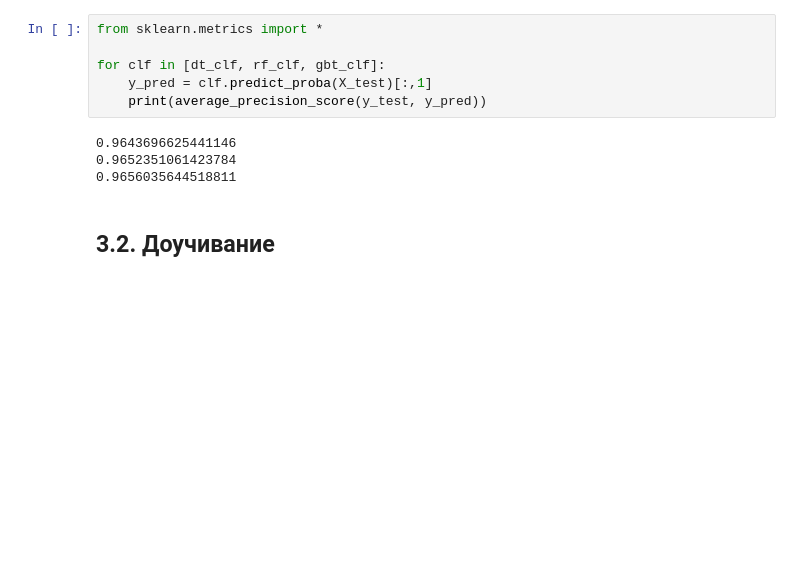
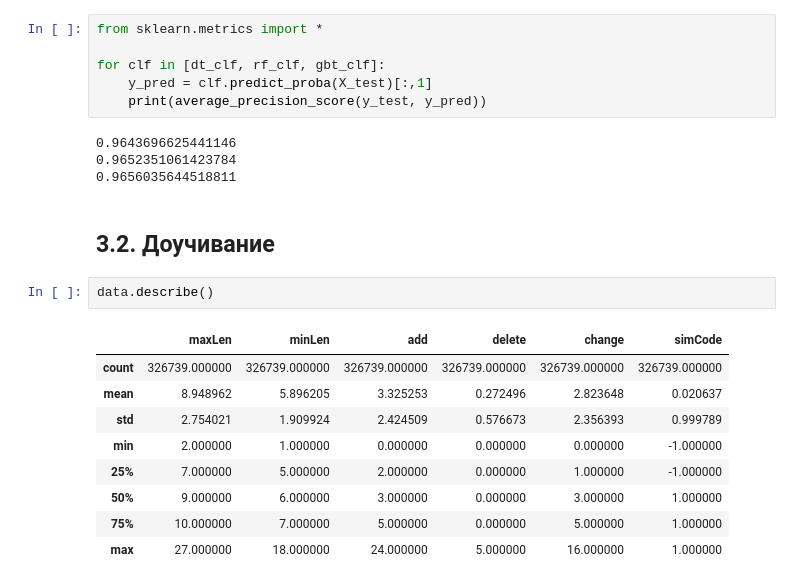
Before and after one commit to DimaT1/iloveisen, a Jupyter notebook: iloveisen.ipynb, the cells around one changed output. Saved outputs shown, nothing was run; the diff lists cells and outputs as text; blank space fills up the shorter version.

```diff
--- a/iloveisen.ipynb
+++ b/iloveisen.ipynb
@@ -644,3 +662,15 @@ for clf in [dt_clf, rf_clf, gbt_clf]:
 0.9656035644518811
 # %% [markdown]
 ## 3.2. Доучивание
+# %%
+data.describe()
+# %% [output]
+|  | maxLen | minLen | add | delete | change | simCode |
+| count | 326739.000000 | 326739.000000 | 326739.000000 | 326739.000000 | 326739.000000 | 326739.000000 |
+| mean | 8.948962 | 5.896205 | 3.325253 | 0.272496 | 2.823648 | 0.020637 |
+| std | 2.754021 | 1.909924 | 2.424509 | 0.576673 | 2.356393 | 0.999789 |
+| min | 2.000000 | 1.000000 | 0.000000 | 0.000000 | 0.000000 | -1.000000 |
+| 25% | 7.000000 | 5.000000 | 2.000000 | 0.000000 | 1.000000 | -1.000000 |
+| 50% | 9.000000 | 6.000000 | 3.000000 | 0.000000 | 3.000000 | 1.000000 |
+| 75% | 10.000000 | 7.000000 | 5.000000 | 0.000000 | 5.000000 | 1.000000 |
+| max | 27.000000 | 18.000000 | 24.000000 | 5.000000 | 16.000000 | 1.000000 |
```
Also changed, not shown: parts of 20 cells of this notebook.
